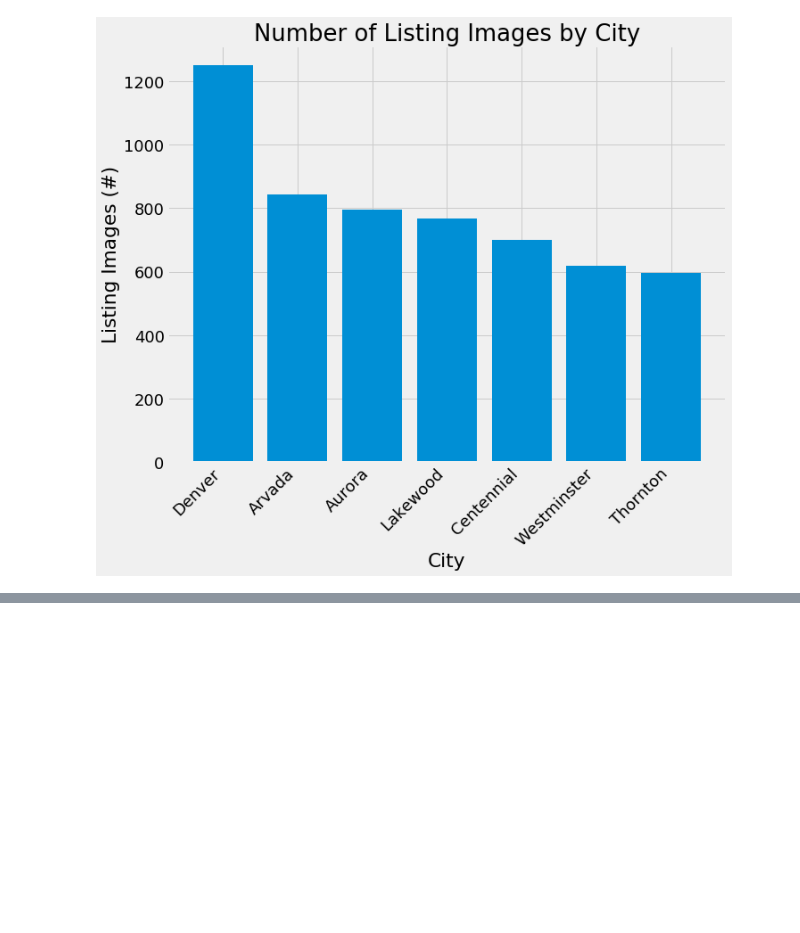
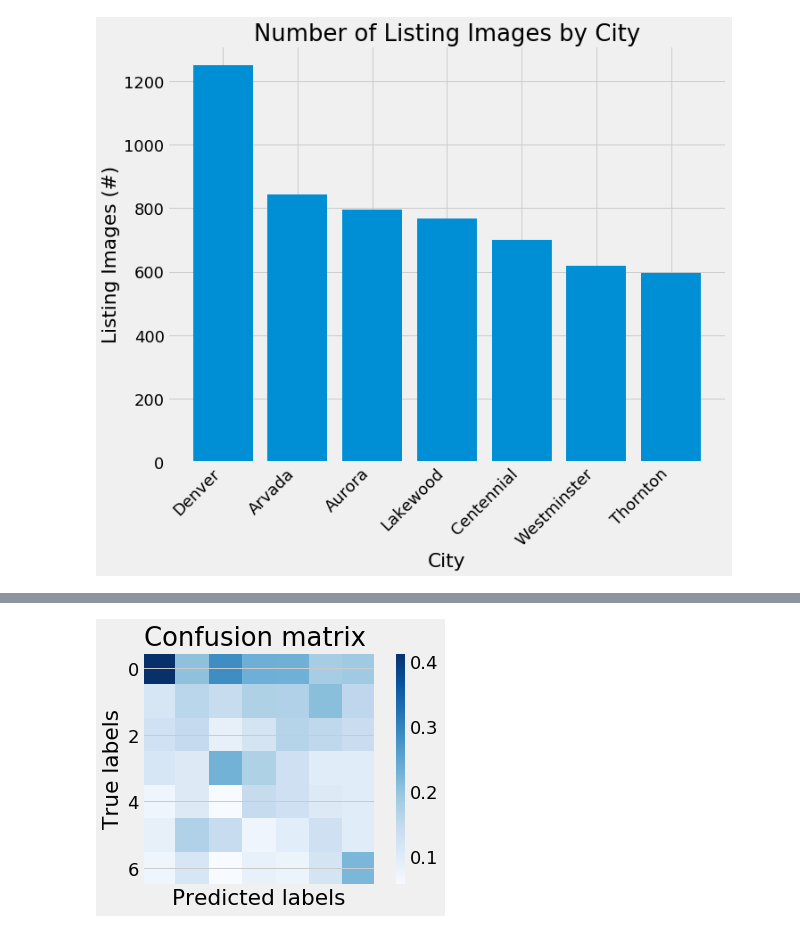
Before and after one commit to connorslagle/homes-like-this, a Jupyter notebook: notebooks/csv_eda.ipynb, the cells around one changed output, grey strips where cells are left out. Saved outputs shown, nothing was run; the diff lists cells and outputs as text; code cells hidden in the pictures; blank space fills up the shorter version.

```diff
--- a/notebooks/csv_eda.ipynb
+++ b/notebooks/csv_eda.ipynb
@@ -69,0 +103,73 @@ bar_chart_desc(count_by_city.index, count_by_city.values, 'City',"Listing Images
+# %%
+# test prediction on holdout split+ 1 test/train split, MNB classifier 32x32
+
+cats = ['Denver','Arvada','Aurora','Lakewood','Centennial','Westminster','Thornton']
+
+conf_mat_32 = np.array([[0.41428571, 0.20454545, 0.28571429, 0.23293173, 0.23287671,
+        0.18131868, 0.18852459],
+       [0.11428571, 0.15909091, 0.14285714, 0.17269076, 0.17123288,
+        0.20879121, 0.1557377 ],
+       [0.12857143, 0.14772727, 0.08571429, 0.12048193, 0.16438356,
+        0.15384615, 0.13934426],
+       [0.11428571, 0.10227273, 0.22857143, 0.17269076, 0.13013699,
+        0.0989011 , 0.09836066],
+       [0.07142857, 0.10227273, 0.05714286, 0.14457831, 0.13013699,
+        0.1043956 , 0.09836066],
+       [0.08571429, 0.17045455, 0.14285714, 0.07228916, 0.09589041,
+        0.13186813, 0.09836066],
+       [0.07142857, 0.11363636, 0.05714286, 0.08433735, 0.07534247,
+        0.12087912, 0.22131148]])
+cm32 = np.round(conf_mat_32, decimals=2)
+
+acc = 0.17825112107623317
+
+k_fold = [2,20,1]
+train_acc_mean = [0.22301957709417158,
+ 0.21539076936179388,
+ 0.210903841158665,
+ 0.21006290515299947,
+ 0.2088847915312256,
+ 0.2105299082326011,
+ 0.20965393822216083,
+ 0.2095016262165401,
+ 0.20905920359092253,
+ 0.20845843867251812,
+ 0.2099861894203231,
+ 0.20894090347700134,
+ 0.20878138121529358,
+ 0.2091412352574892,
+ 0.2088100875310469,
+ 0.2088006788208607,
+ 0.2089111946456151,
+ 0.20777544700045916]
+
+test = [0.17455265703518094,
+ 0.17320671950550817,
+ 0.17522703303250114,
+ 0.1750018873337259,
+ 0.17813670327065792,
+ 0.1752204925096723,
+ 0.17881652863844327,
+ 0.17859147025813693,
+ 0.17476999042676472,
+ 0.17747037976923036,
+ 0.17768442840719165,
+ 0.18082752669218835,
+ 0.17880590457038084,
+ 0.1792631761311851,
+ 0.17678276733451947,
+ 0.17926552968152693,
+ 0.18147791418164935,
+ 0.1799111800231621]
+
+
+plt.imshow(conf_mat_32, cmap=plt.cm.Blues)
+plt.xlabel("Predicted labels")
+plt.ylabel("True labels")
+plt.xticks([], [])
+plt.yticks()
+plt.title('Confusion matrix ')
+plt.colorbar()
+plt.show()
+# %% [output]
+[figure, added]
```
Also changed, not shown: parts of 21 cells of this notebook, 4 other files.
